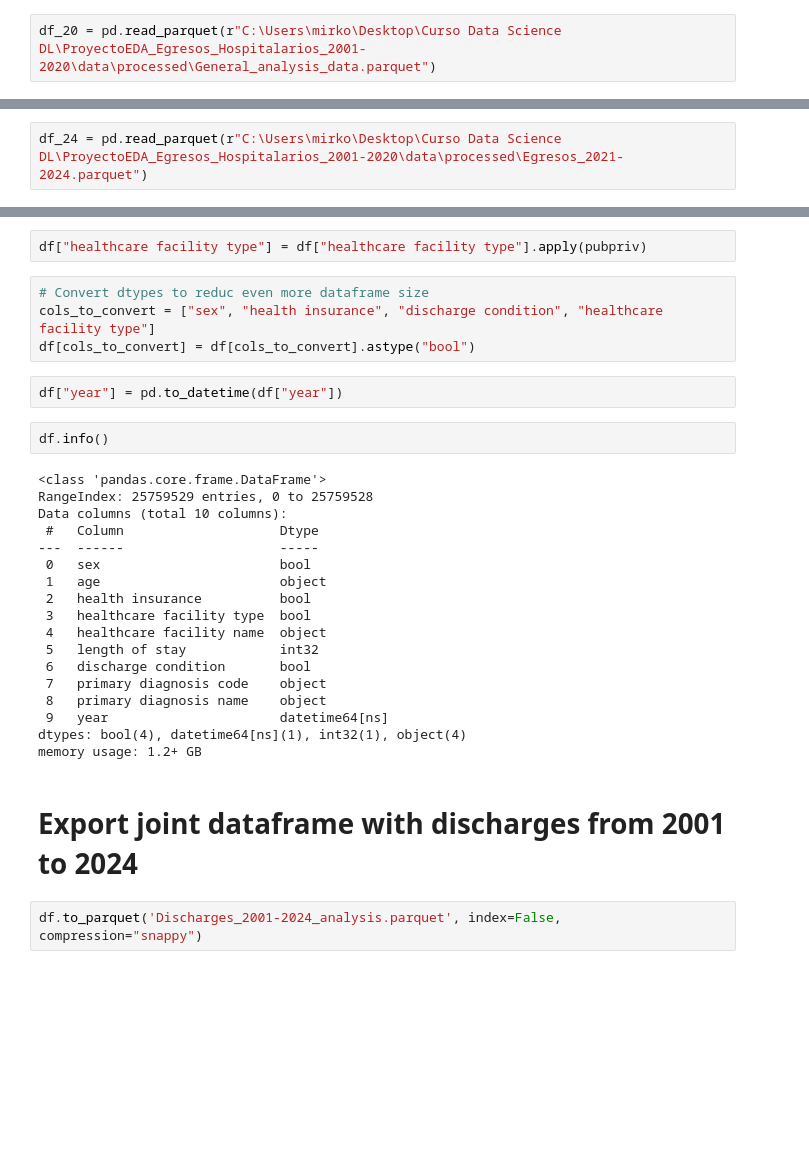
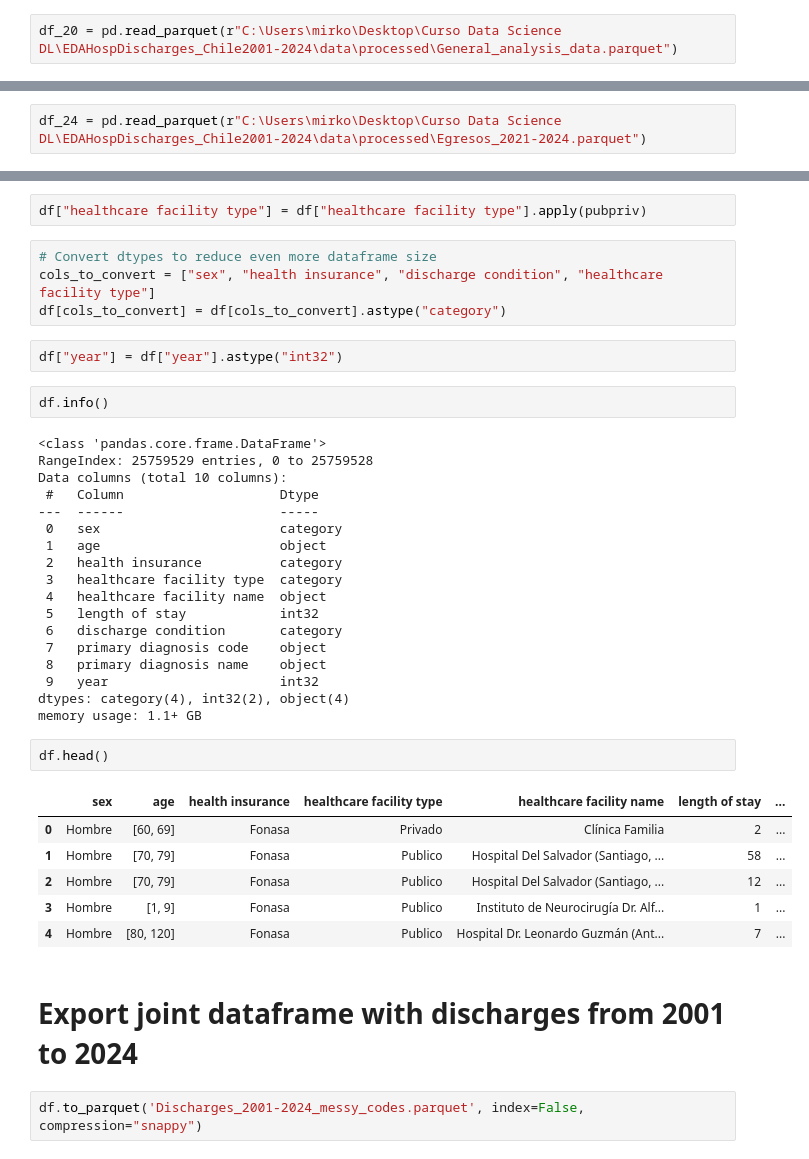
Before and after one commit to mirkopodunavak1996/EDAHospDischarges_Chile2001-2024, a Jupyter notebook: notebooks/Discharges_2001_2024_Joint.ipynb, the cells around one changed output, grey strips where cells are left out. Cells and saved outputs as stored; diff of their text form; blank space fills up the shorter version.

Commit message:
Dtype of categorical columns was changed from bool to category beacuse i was losing categories in the exported dataframe

```diff
--- a/notebooks/Discharges_2001_2024_Joint.ipynb
+++ b/notebooks/Discharges_2001_2024_Joint.ipynb
@@ -6,7 +6,7 @@ import numpy as np
 import matplotlib.pyplot as plt
 import seaborn as sns
 # %%
-df_20 = pd.read_parquet(r"C:\Users\mirko\Desktop\Curso Data Science DL\ProyectoEDA_Egresos_Hospitalarios_2001-2020\data\processed\General_analysis_data.parquet")
+df_20 = pd.read_parquet(r"C:\Users\mirko\Desktop\Curso Data Science DL\EDAHospDischarges_Chile2001-2024\data\processed\General_analysis_data.parquet")
 # %%
 df_20.head()
 # %% [output]
@@ -61,7 +61,7 @@ df_20["Age"] = df_20["Age"].apply(age_range)
 # %% [markdown]
 # Importing data from 2021 to 2024
 # %%
-df_24 = pd.read_parquet(r"C:\Users\mirko\Desktop\Curso Data Science DL\ProyectoEDA_Egresos_Hospitalarios_2001-2020\data\processed\Egresos_2021-2024.parquet")
+df_24 = pd.read_parquet(r"C:\Users\mirko\Desktop\Curso Data Science DL\EDAHospDischarges_Chile2001-2024\data\processed\Egresos_2021-2024.parquet")
 # %%
 df_24
 # %% [output]
@@ -259,11 +259,11 @@ df["discharge condition"] = df["discharge condition"].apply(discharge_condition)
 # %%
 df["healthcare facility type"] = df["healthcare facility type"].apply(pubpriv)
 # %%
-# Convert dtypes to reduc even more dataframe size
+# Convert dtypes to reduce even more dataframe size
 cols_to_convert = ["sex", "health insurance", "discharge condition", "healthcare facility type"]
-df[cols_to_convert] = df[cols_to_convert].astype("bool")
+df[cols_to_convert] = df[cols_to_convert].astype("category")
 # %%
-df["year"] = pd.to_datetime(df["year"])
+df["year"] = df["year"].astype("int32")
 # %%
 df.info()
 # %% [output]
@@ -272,19 +272,28 @@ RangeIndex: 25759529 entries, 0 to 25759528
 Data columns (total 10 columns):
  #   Column                    Dtype
 ---  ------                    -----
- 0   sex                       bool
+ 0   sex                       category
  1   age                       object
- 2   health insurance          bool
- 3   healthcare facility type  bool
+ 2   health insurance          category
+ 3   healthcare facility type  category
  4   healthcare facility name  object
  5   length of stay            int32
- 6   discharge condition       bool
+ 6   discharge condition       category
  7   primary diagnosis code    object
  8   primary diagnosis name    object
- 9   year                      datetime64[ns]
-dtypes: bool(4), datetime64[ns](1), int32(1), object(4)
-memory usage: 1.2+ GB
+ 9   year                      int32
+dtypes: category(4), int32(2), object(4)
+memory usage: 1.1+ GB
+# %%
+df.head()
+# %% [output]
+|  | sex | age | health insurance | healthcare facility type | healthcare facility name | length of stay | ... |
+| 0 | Hombre | [60, 69] | Fonasa | Privado | Clínica Familia | 2 | ... |
+| 1 | Hombre | [70, 79] | Fonasa | Publico | Hospital Del Salvador (Santiago, ... | 58 | ... |
+| 2 | Hombre | [70, 79] | Fonasa | Publico | Hospital Del Salvador (Santiago, ... | 12 | ... |
+| 3 | Hombre | [1, 9] | Fonasa | Publico | Instituto de Neurocirugía Dr. Alf... | 1 | ... |
+| 4 | Hombre | [80, 120] | Fonasa | Publico | Hospital Dr. Leonardo Guzmán (Ant... | 7 | ... |
 # %% [markdown]
 # Export joint dataframe with discharges from 2001 to 2024
 # %%
-df.to_parquet('Discharges_2001-2024_analysis.parquet', index=False, compression="snappy")
+df.to_parquet('Discharges_2001-2024_messy_codes.parquet', index=False, compression="snappy")
```
